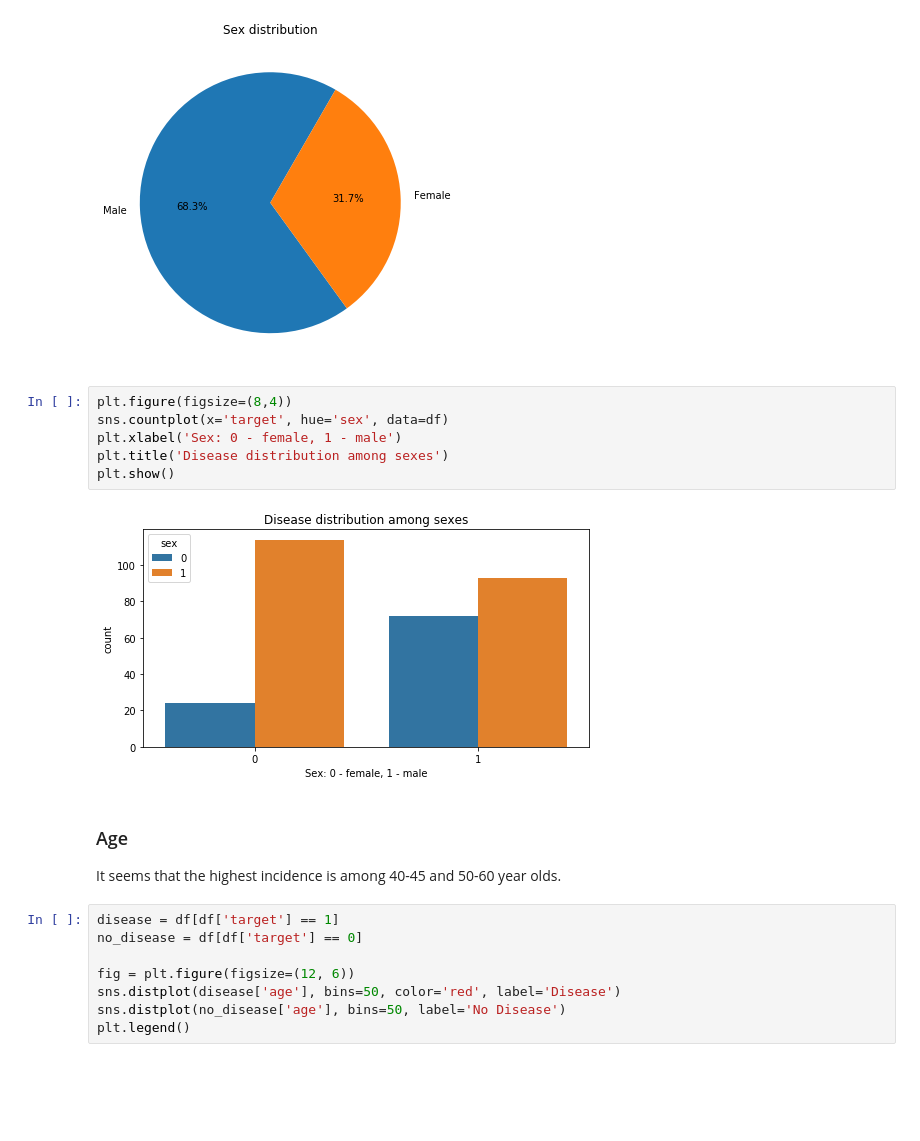
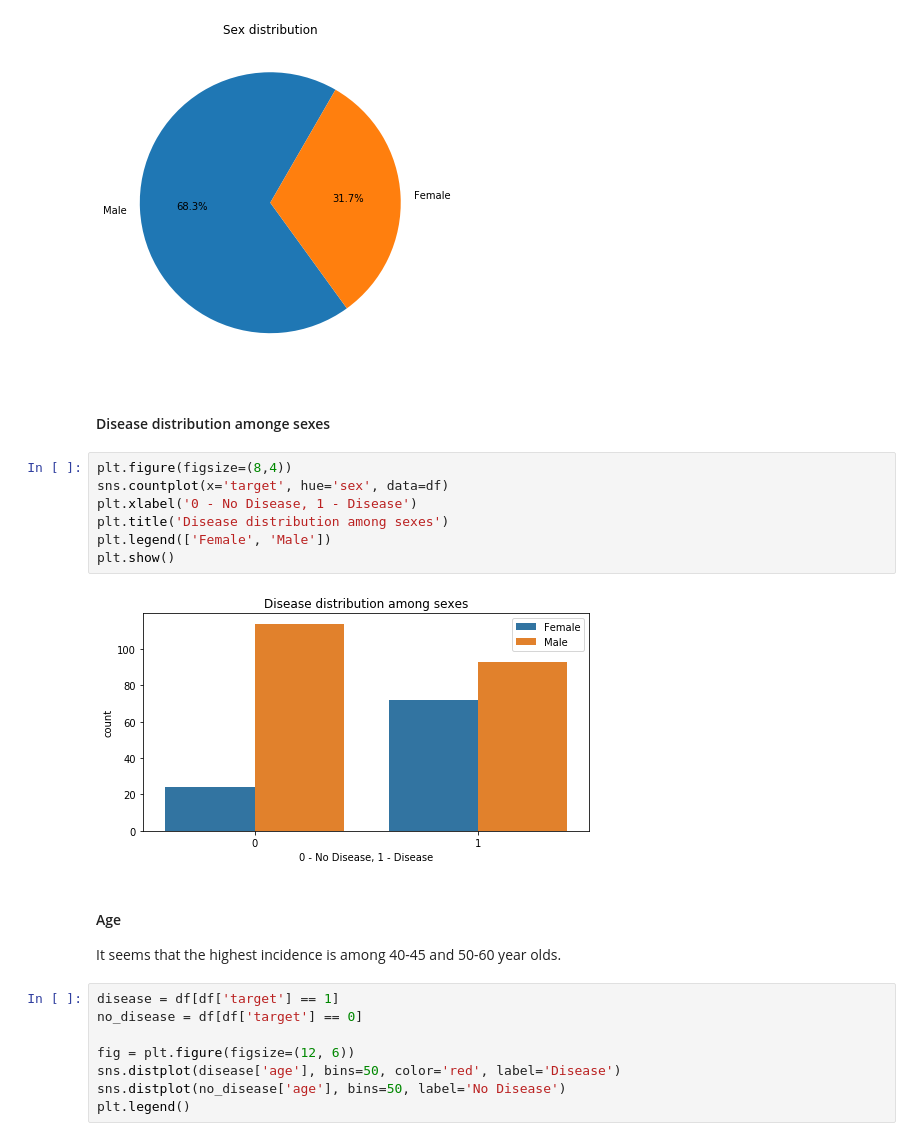
Before and after one commit to hitiminid/heart-disease-dataset, a Jupyter notebook: Heart Disease.ipynb, the cells around one changed output. Drawn from its saved outputs; the diff is of its cells as text; blank space fills up the shorter version.

```diff
--- a/Heart Disease.ipynb
+++ b/Heart Disease.ipynb
@@ -153,16 +157,19 @@ plt.title('Sex distribution')
 plt.show() # required since lack of this command shows previous ouputs
 # %% [output]
 [figure]
+# %% [markdown]
+#### Disease distribution amonge sexes
 # %%
 plt.figure(figsize=(8,4))
 sns.countplot(x='target', hue='sex', data=df)
-plt.xlabel('Sex: 0 - female, 1 - male')
+plt.xlabel('0 - No Disease, 1 - Disease')
 plt.title('Disease distribution among sexes')
+plt.legend(['Female', 'Male'])
 plt.show()
 # %% [output]
-[figure, old version]
+[figure, new version]
 # %% [markdown]
-### Age
+#### Age
 It seems that the highest incidence is among 40-45 and 50-60 year olds.
 # %%
 disease = df[df['target'] == 1]
```
Also changed, not shown: parts of 37 cells of this notebook.
